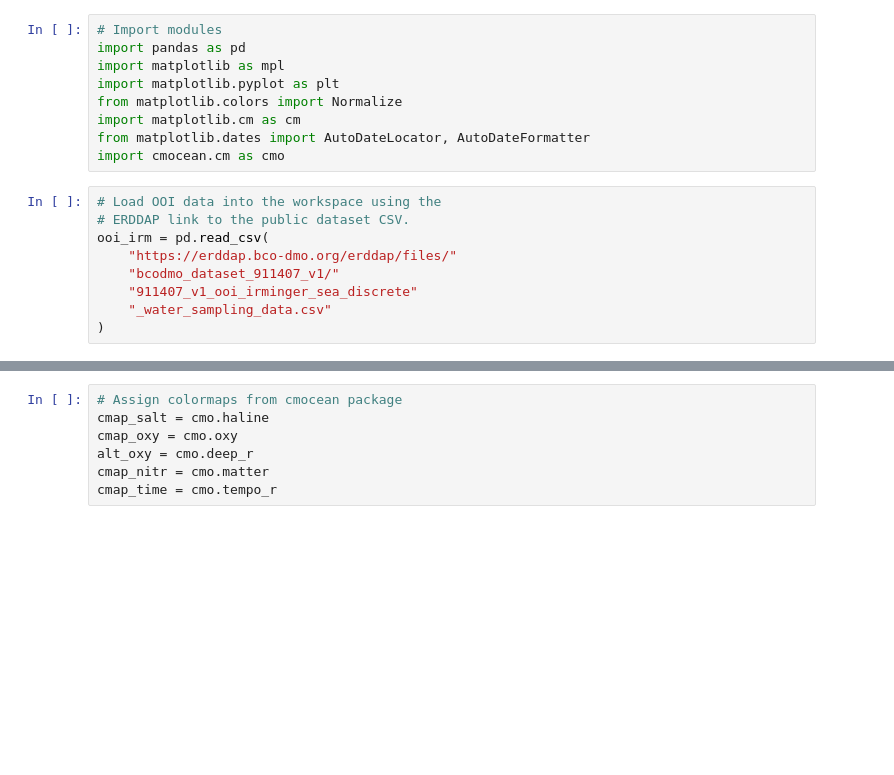
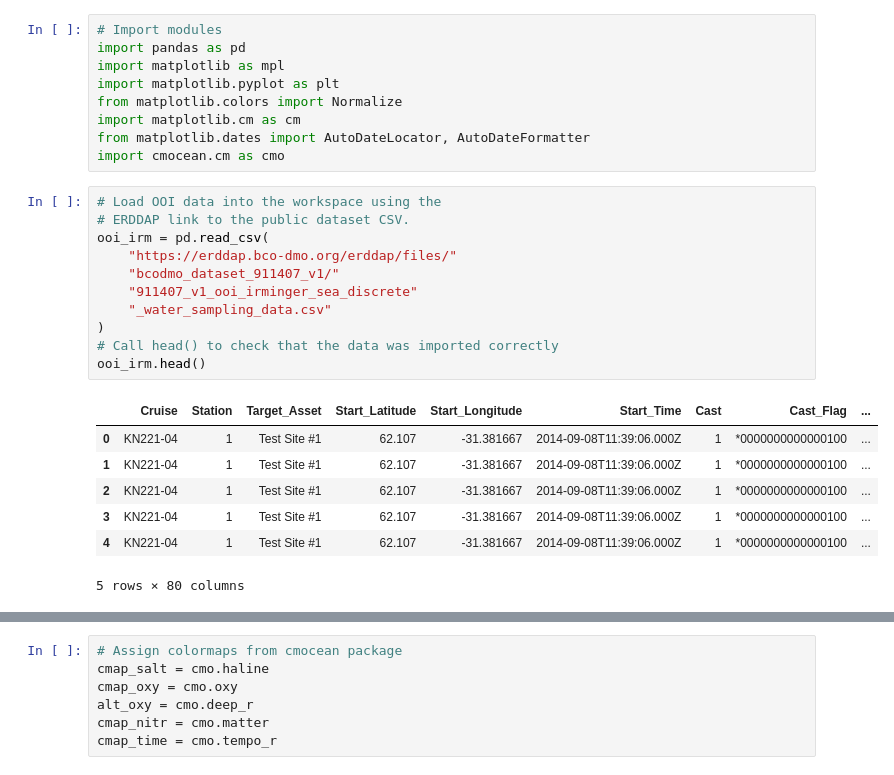
Before and after one commit to cooleyky/ooi-on-bco-dmo, a Jupyter notebook: notebooks/00-OOI-Irminger-discrete-sample-article-figures.ipynb, the cells around one changed output, grey strips where cells are left out. Cells and saved outputs as stored; diff of their text form; blank space fills up the shorter version.

```diff
--- a/notebooks/00-OOI-Irminger-discrete-sample-article-figures.ipynb
+++ b/notebooks/00-OOI-Irminger-discrete-sample-article-figures.ipynb
@@ -10,9 +10,19 @@ import cmocean.cm as cmo
 # %%
 # Load OOI data into the workspace using the
 # ERDDAP link to the public dataset CSV.
 ooi_irm = pd.read_csv(
     "https://erddap.bco-dmo.org/erddap/files/"
     "bcodmo_dataset_911407_v1/"
     "911407_v1_ooi_irminger_sea_discrete"
     "_water_sampling_data.csv"
 )
+# Call head() to check that the data was imported correctly
+ooi_irm.head()
+# %% [output]
+|  | Cruise | Station | Target_Asset | Start_Latitude | Start_Longitude | Start_Time | Cast | Cast_Flag | ... |
+| 0 | KN221-04 | 1 | Test Site #1 | 62.107 | -31.381667 | 2014-09-08T11:39:06.000Z | 1 | *0000000000000100 | ... |
+| 1 | KN221-04 | 1 | Test Site #1 | 62.107 | -31.381667 | 2014-09-08T11:39:06.000Z | 1 | *0000000000000100 | ... |
+| 2 | KN221-04 | 1 | Test Site #1 | 62.107 | -31.381667 | 2014-09-08T11:39:06.000Z | 1 | *0000000000000100 | ... |
+| 3 | KN221-04 | 1 | Test Site #1 | 62.107 | -31.381667 | 2014-09-08T11:39:06.000Z | 1 | *0000000000000100 | ... |
+| 4 | KN221-04 | 1 | Test Site #1 | 62.107 | -31.381667 | 2014-09-08T11:39:06.000Z | 1 | *0000000000000100 | ... |
+5 rows × 80 columns
```
Also changed, not shown: parts of 5 cells of this notebook.
